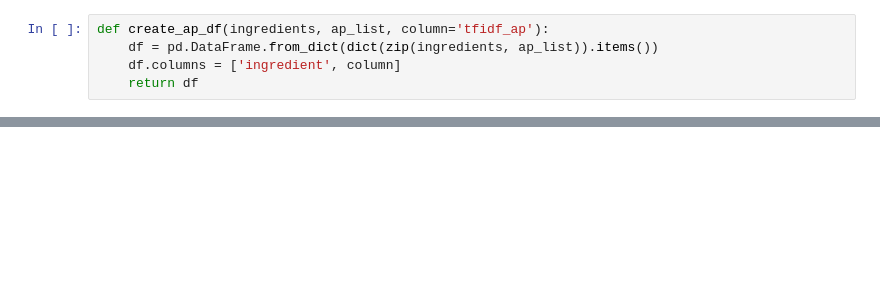
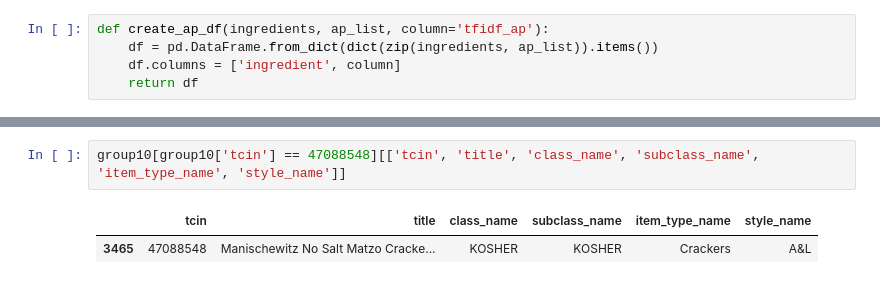
Before and after one commit to dianewoodbridge/target_recipe_project, a Jupyter notebook: code/notebook/search_evaluation.ipynb, the cells around one changed output, grey strips where cells are left out. Saved outputs shown, nothing was run; the diff lists cells and outputs as text; blank space fills up the shorter version.

```diff
--- a/code/notebook/search_evaluation.ipynb
+++ b/code/notebook/search_evaluation.ipynb
@@ -469,0 +397,5 @@ df_final
+# %%
+group10[group10['tcin'] == 47088548][['tcin', 'title', 'class_name', 'subclass_name', 'item_type_name', 'style_name']]
+# %% [output]
+|  | tcin | title | class_name | subclass_name | item_type_name | style_name |
+| 3465 | 47088548 | Manischewitz No Salt Matzo Cracke... | KOSHER | KOSHER | Crackers | A&L |
```
Also changed, not shown: parts of 45 cells of this notebook, 1 other file.
